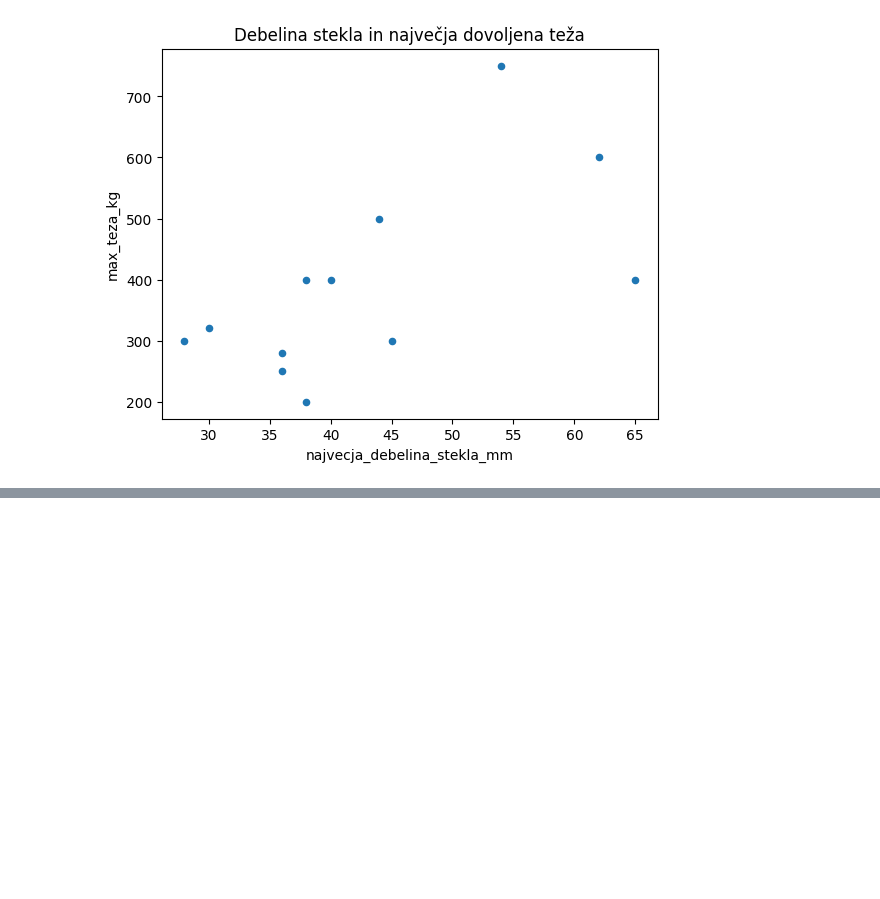
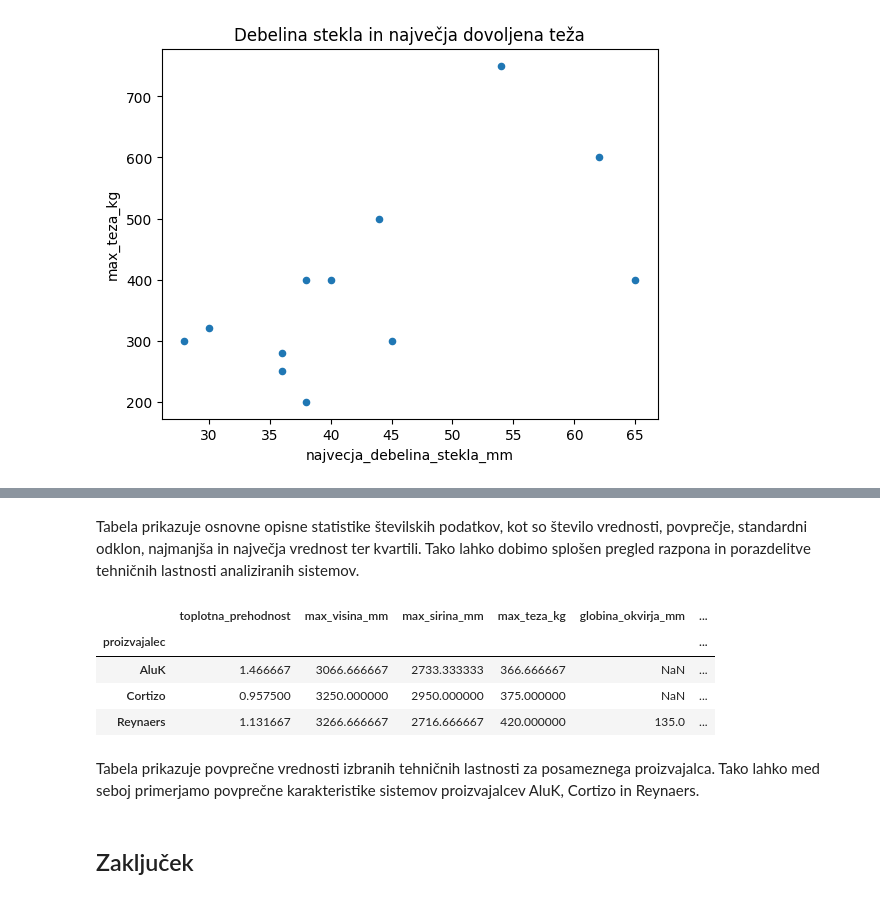
Before and after one commit to tincvek/aluminijasti-drsni-sistemi, a Jupyter notebook: analiza.ipynb, the cells around one changed output, grey strips where cells are left out. Drawn from its saved outputs; the diff is of its cells as text; code cells hidden in the pictures; blank space fills up the shorter version.

```diff
--- a/analiza.ipynb
+++ b/analiza.ipynb
@@ -219,0 +286,24 @@ SISTEMI["zrakotesnost"].value_counts().plot(
+# %% [markdown]
+Tabela prikazuje osnovne opisne statistike številskih podatkov, kot so število vrednosti, povprečje, standardni odklon, najmanjša in največja vrednost ter kvartili. Tako lahko dobimo splošen pregled razpona in porazdelitve tehničnih lastnosti analiziranih sistemov.
+# %%
+# Izračuna povprečne vrednosti tehničnih lastnosti po proizvajalcih.
+SISTEMI.groupby("proizvajalec")[
+    [
+        "toplotna_prehodnost",
+        "max_visina_mm",
+        "max_sirina_mm",
+        "max_teza_kg",
+        "globina_okvirja_mm",
+        "najvecja_debelina_stekla_mm"
+    ]
+].mean()
+# %% [output]
+|  | toplotna_prehodnost | max_visina_mm | max_sirina_mm | max_teza_kg | globina_okvirja_mm | ... |
+| proizvajalec |  |  |  |  |  | ... |
+| AluK | 1.466667 | 3066.666667 | 2733.333333 | 366.666667 | NaN | ... |
+| Cortizo | 0.957500 | 3250.000000 | 2950.000000 | 375.000000 | NaN | ... |
+| Reynaers | 1.131667 | 3266.666667 | 2716.666667 | 420.000000 | 135.0 | ... |
+# %% [markdown]
+Tabela prikazuje povprečne vrednosti izbranih tehničnih lastnosti za posameznega proizvajalca. Tako lahko med seboj primerjamo povprečne karakteristike sistemov proizvajalcev AluK, Cortizo in Reynaers.
+# %% [markdown]
+## Zaključek
```
Also changed, not shown: parts of 30 cells of this notebook.
